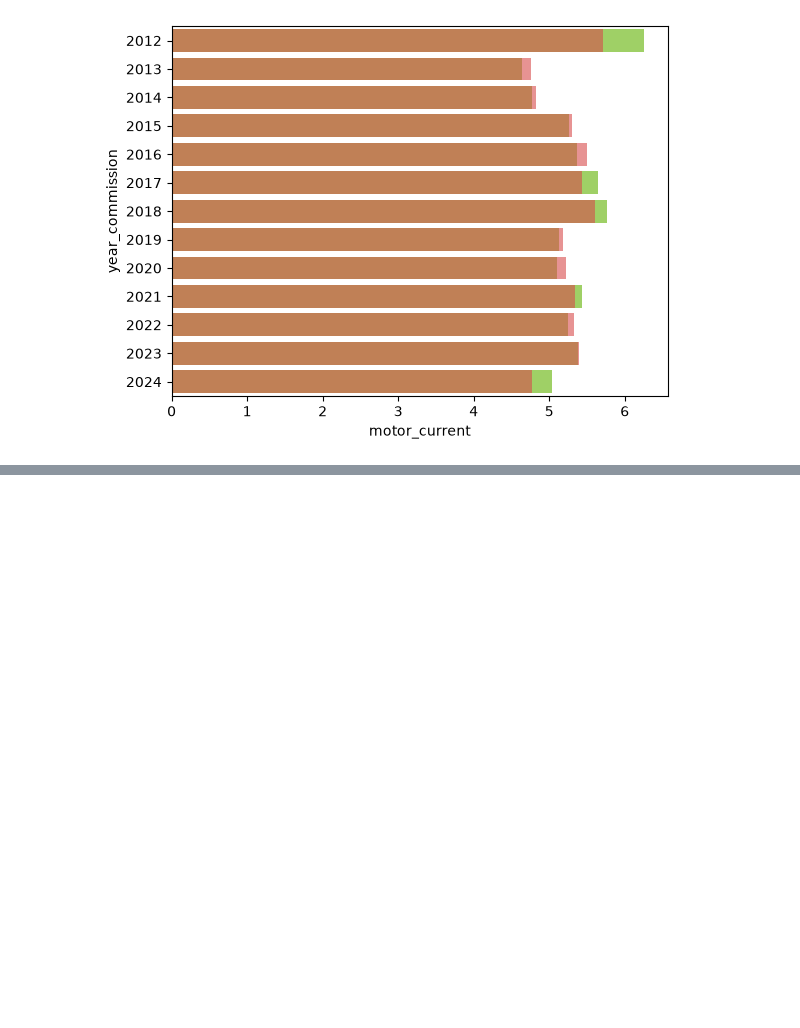
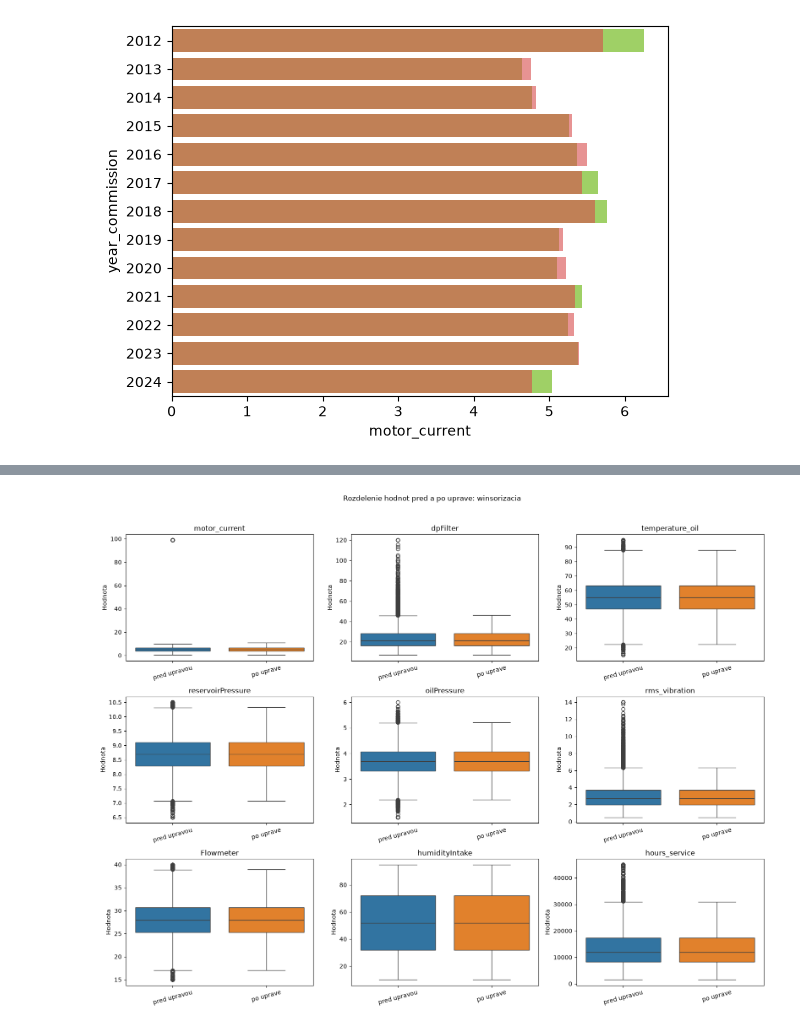
Before and after one commit to Langos428/IAU_projekt, a Jupyter notebook: projekt.ipynb, the cells around one changed output, grey strips where cells are left out. Cells and saved outputs as stored; diff of their text form; code cells hidden in the pictures; blank space fills up the shorter version.

```diff
--- a/projekt.ipynb
+++ b/projekt.ipynb
@@ -452,0 +651,23 @@ Pre overenie hypotézy z predošlej časti, že *nerovnomerný trend atribútu `
+# %%
+winsorized_df = cleaned_df.copy()
+winsor_bounds = {}
+winsor_changed_by_column = {}
+
+for column in outlier_cols:
+    q1, q3 = cleaned_df[column].quantile([0.25, 0.75])
+    iqr = q3 - q1
+    lower = q1 - 1.5 * iqr
+    upper = q3 + 1.5 * iqr
+    winsor_bounds[column] = (lower, upper)
+    winsorized_df[column] = cleaned_df[column].clip(lower=lower, upper=upper)
+    winsor_changed_by_column[column] = int(
+        (winsorized_df[column] != cleaned_df[column]).sum()
+    )
+
+print("Winsoracne hranice podla atributu:")
+print(winsor_bounds)
+print("Zmenene hodnoty podla atributu:")
+print(winsor_changed_by_column)
+print("Pocet zmenenych numerickych buniek:",
+      sum(winsor_changed_by_column.values()))
+print("Pocet riadkov po winsorizacii:", len(winsorized_df))
@@ -452,0 +681,4 @@ Pre overenie hypotézy z predošlej časti, že *nerovnomerný trend atribútu `
+# %%
+plot_outlier_comparison(cleaned_df, winsorized_df, "winsorizacia")
+# %% [output]
+[figure, added]
```
Also changed, not shown: parts of 21 cells of this notebook.
